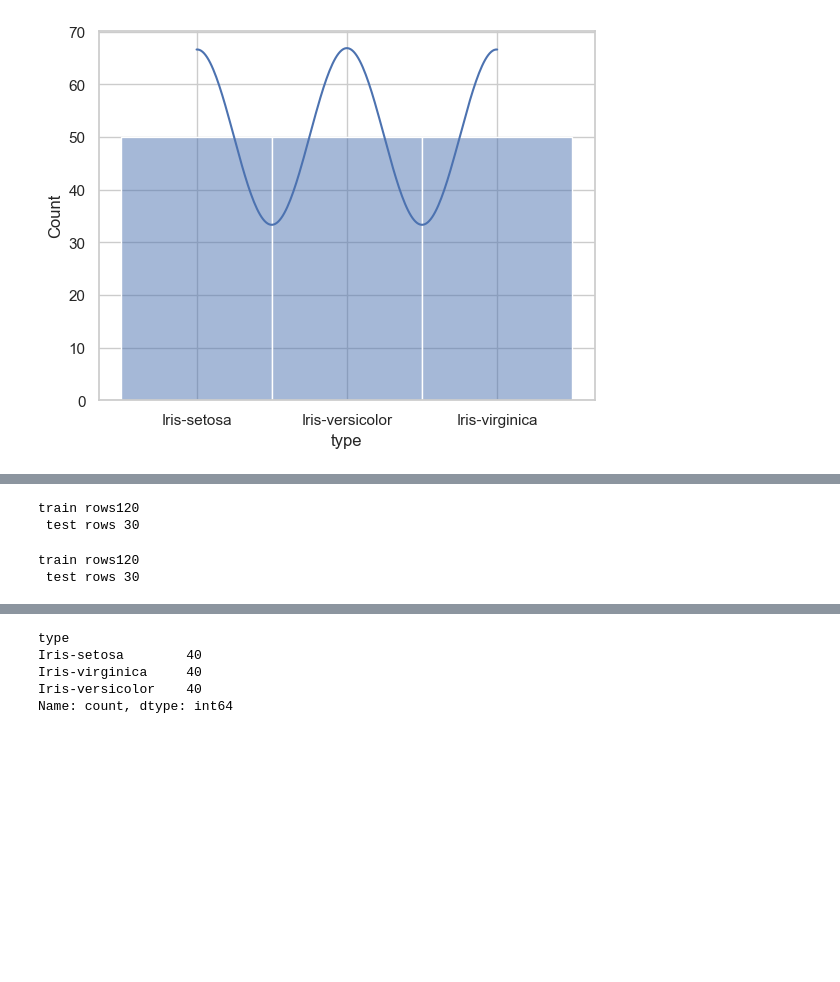
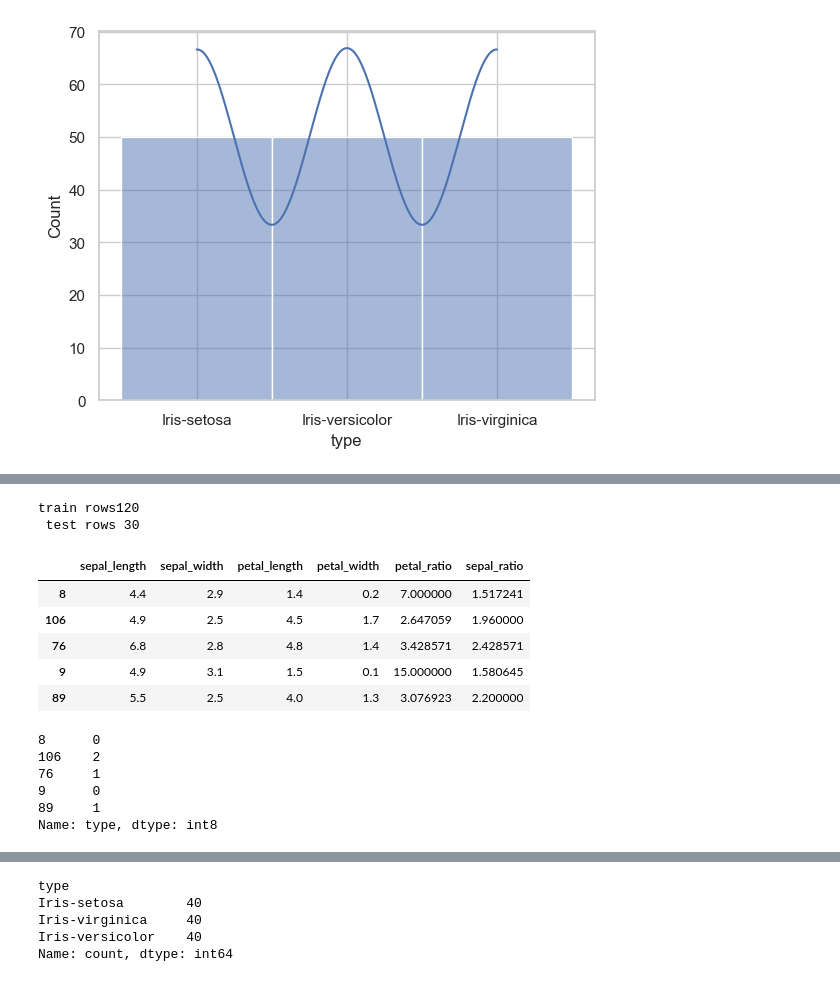
Before and after one commit to ARPIT2128/LGMVIP--DataScience-Iris-flower-classification-ML-1, a Jupyter notebook: IRIS CLASSIFICATION.ipynb, the cells around one changed output, grey strips where cells are left out. Saved outputs shown, nothing was run; the diff lists cells and outputs as text; code cells hidden in the pictures; blank space fills up the shorter version.

Commit message:
StratifiedShuffleSplit modified for X and Y

```diff
--- a/IRIS CLASSIFICATION.ipynb
+++ b/IRIS CLASSIFICATION.ipynb
@@ -161,8 +151,5 @@ for col in iris_data.columns:
 # %%
-print(f"train rows{len(train_set)} \n test rows {len(test_set)}")
+#print(f"train rows{len(train_set)} \n test rows {len(test_set)}")
-# %% [output]
-train rows120
- test rows 30
 # %%
 from sklearn.model_selection import train_test_split
 train_set,test_set=train_test_split(iris_data,test_size=0.2,random_state=42)
@@ -174,5 +161,26 @@ train rows120
 from sklearn.model_selection import StratifiedShuffleSplit
 split=StratifiedShuffleSplit(n_splits=1,test_size=0.2,random_state=42)
 for train_index,test_index in split.split(iris_data,iris_data["type"]):
-    strat_train_set=iris_data.loc[train_index]
-    strat_test_set=iris_data.loc[test_index]
+
+    X_train=iris_data.drop(columns="type",axis=1).loc[train_index]
+    X_test=iris_data.drop(columns="type",axis=1).loc[test_index]
+    y_train=iris_data["type"].loc[train_index]
+    y_test=iris_data["type"].loc[test_index]
+# %%
+X_train.head()
+# %% [output]
+|  | sepal_length | sepal_width | petal_length | petal_width | petal_ratio | sepal_ratio |
+| 8 | 4.4 | 2.9 | 1.4 | 0.2 | 7.000000 | 1.517241 |
+| 106 | 4.9 | 2.5 | 4.5 | 1.7 | 2.647059 | 1.960000 |
+| 76 | 6.8 | 2.8 | 4.8 | 1.4 | 3.428571 | 2.428571 |
+| 9 | 4.9 | 3.1 | 1.5 | 0.1 | 15.000000 | 1.580645 |
+| 89 | 5.5 | 2.5 | 4.0 | 1.3 | 3.076923 | 2.200000 |
+# %%
+y_train.head()
+# %% [output]
+8      0
+106    2
+76     1
+9      0
+89     1
+Name: type, dtype: int8
```
Also changed, not shown: parts of 7 cells of this notebook.
